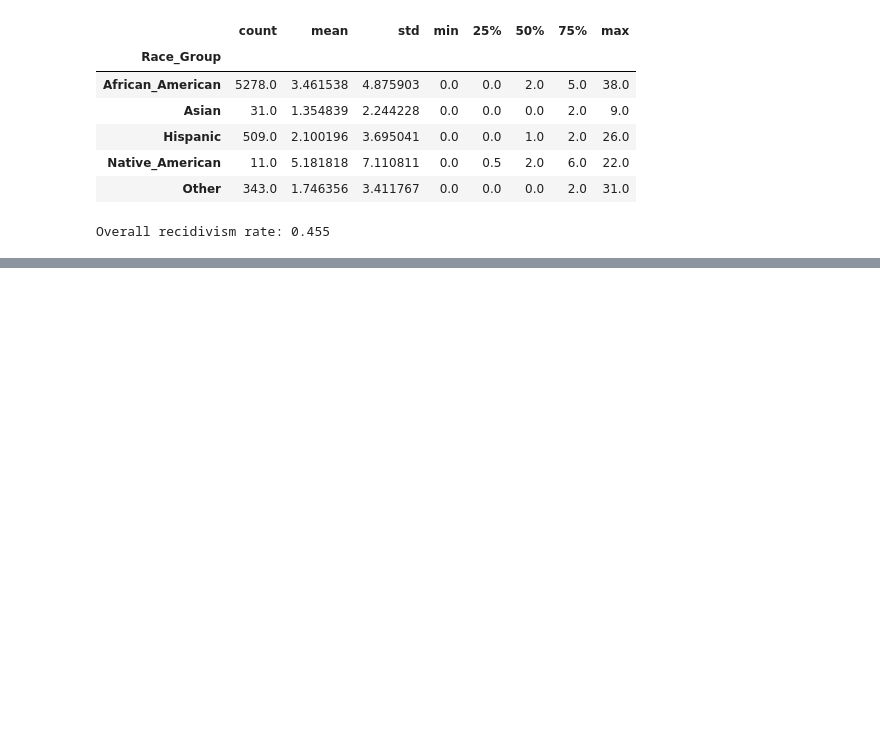
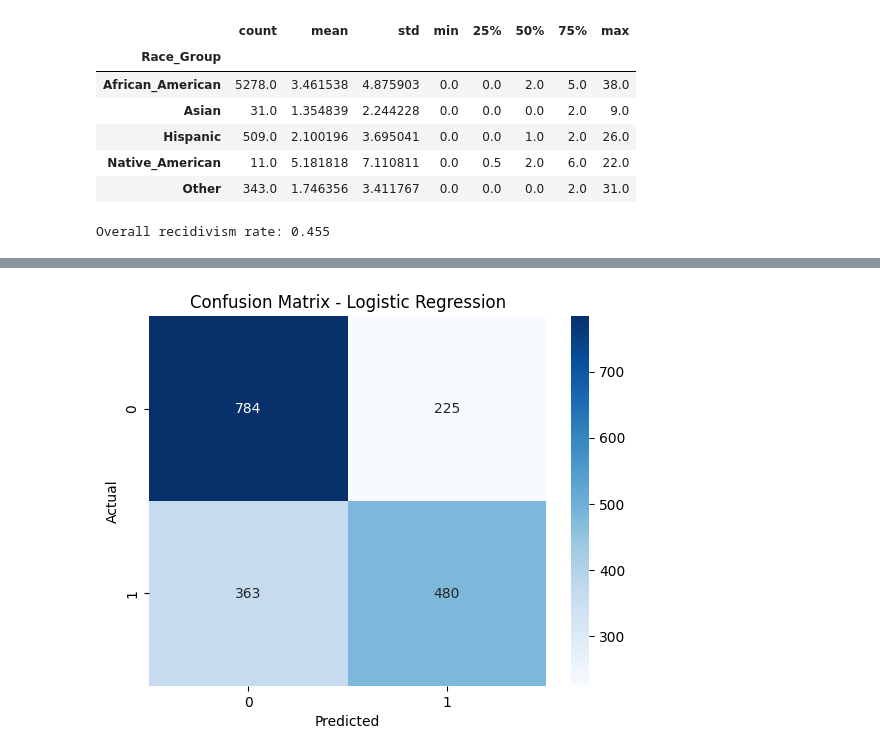
Before and after one commit to MelissaPerez09/fair-ai-compass, a Jupyter notebook: src/main.ipynb, the cells around one changed output, grey strips where cells are left out. Cells and saved outputs as stored; diff of their text form; code cells hidden in the pictures; blank space fills up the shorter version.

Commit message:
[feat]: base model training

```diff
--- a/src/main.ipynb
+++ b/src/main.ipynb
@@ -344,0 +365,34 @@ Overall recidivism rate: 0.455
+# %%
+feature_cols = [
+    'Number_of_Priors',
+    'score_factor',
+    'Age_Above_FourtyFive',
+    'Age_Below_TwentyFive',
+    'African_American',
+    'Asian',
+    'Hispanic',
+    'Native_American',
+    'Other',
+    'Female',
+    'Misdemeanor'
+]
+
+X = df[feature_cols]
+y = df["Two_yr_Recidivism"]
+
+from sklearn.model_selection import train_test_split
+X_train, X_test, y_train, y_test = train_test_split(X, y, test_size=0.3, random_state=42, stratify=y)
+
+# Logistic Regression
+from sklearn.linear_model import LogisticRegression
+from sklearn.metrics import accuracy_score, confusion_matrix, classification_report
+
+log_reg = LogisticRegression(max_iter=1000)
+log_reg.fit(X_train, y_train)
+
+y_pred_lr = log_reg.predict(X_test)
+
+print("Logistic Regression")
+print("Accuracy:", accuracy_score(y_test, y_pred_lr))
+print("\nConfusion Matrix:\n", confusion_matrix(y_test, y_pred_lr))
+print("\nClassification Report:\n", classification_report(y_test, y_pred_lr))
@@ -344,0 +416,9 @@ Overall recidivism rate: 0.455
+# %%
+cm = confusion_matrix(y_test, y_pred_lr)
+sns.heatmap(cm, annot=True, fmt="d", cmap="Blues", xticklabels=[0,1], yticklabels=[0,1])
+plt.xlabel("Predicted")
+plt.ylabel("Actual")
+plt.title("Confusion Matrix - Logistic Regression")
+plt.show()
+# %% [output]
+[figure, added]
```
Also changed, not shown: parts of 11 cells of this notebook, 11 other files.
